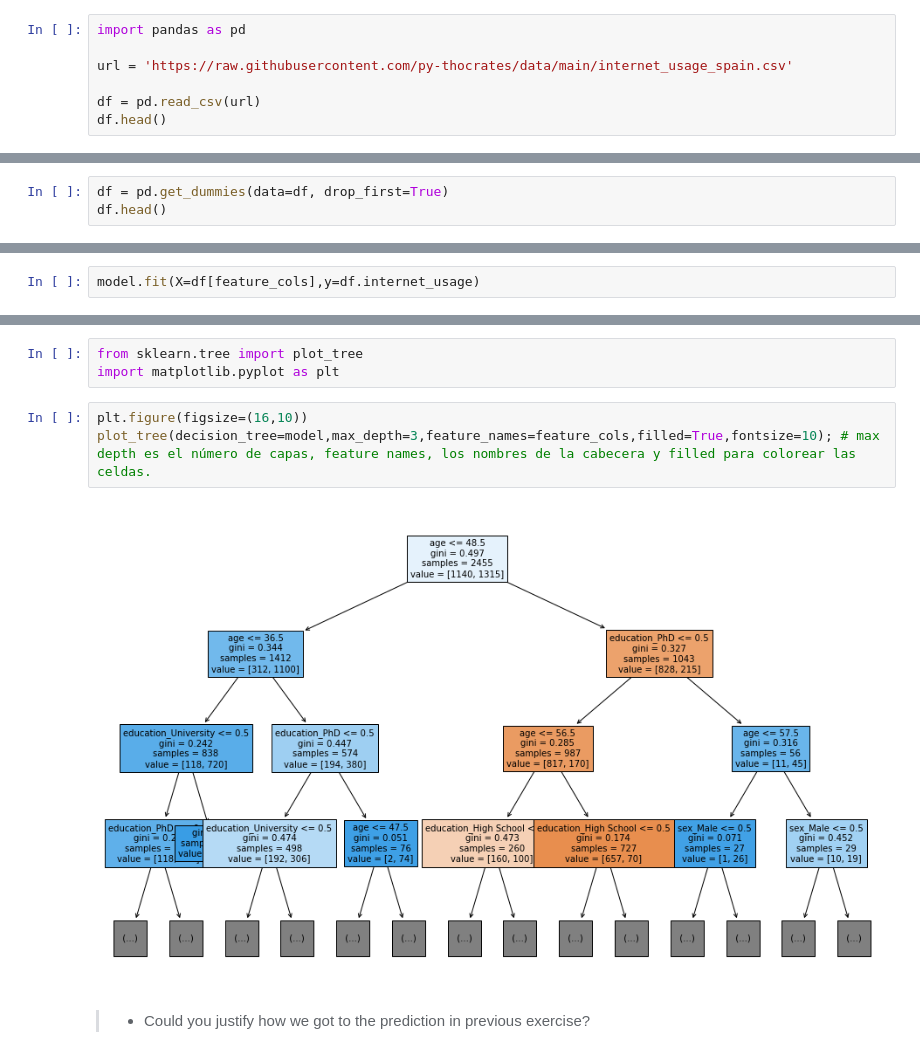
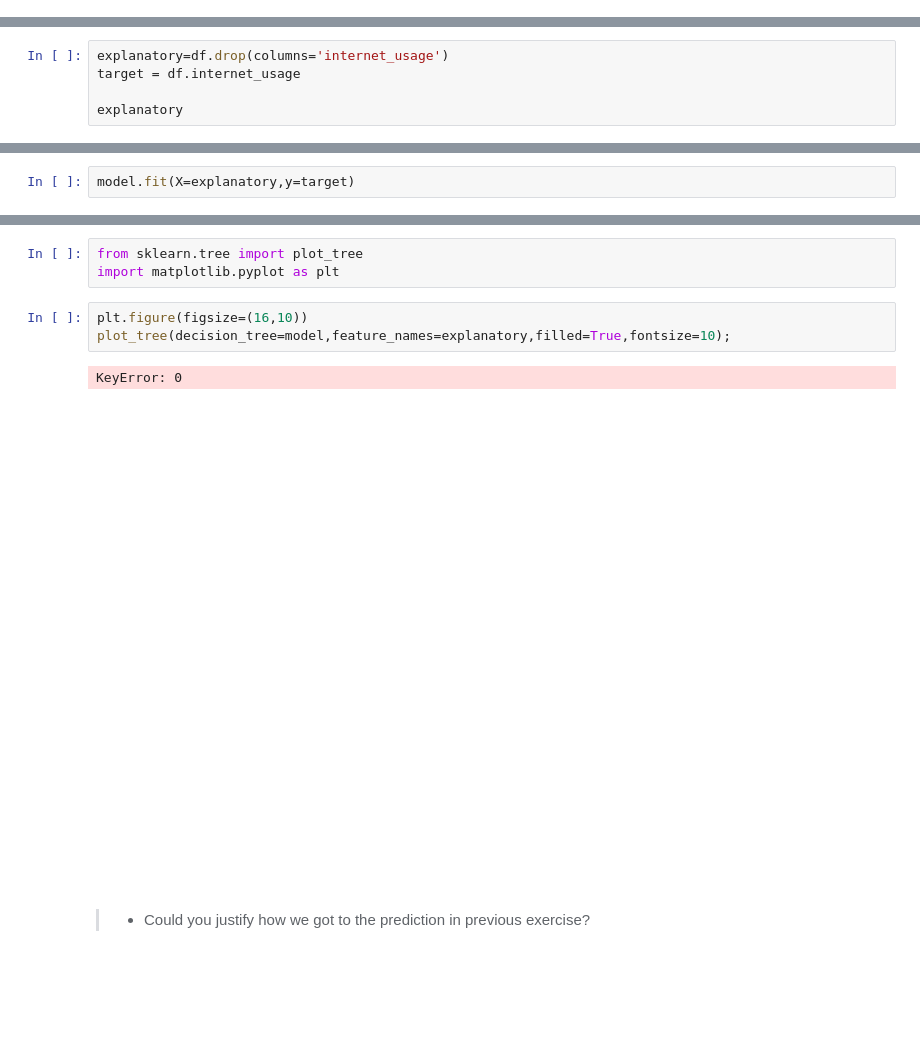
Before and after one commit to apoboldon/machine-learning-program, a Jupyter notebook: #04. Decision Tree. A Supervised Classification Model/04practice.ipynb, the cells around one changed output, grey strips where cells are left out. Saved outputs shown, nothing was run; the diff lists cells and outputs as text; blank space fills up the shorter version.

```diff
--- a/#04. Decision Tree. A Supervised Classification Model/04practice.ipynb
+++ b/#04. Decision Tree. A Supervised Classification Model/04practice.ipynb
@@ -54,10 +54,3 @@ df.head()
 > 1. **Necesity**: Build Model
 > 2. **Google**: How do you search for the solution?
 > 3. **Solution**: Find the `function()` that makes it happen
-# %%
-import pandas as pd
-
-url = 'https://raw.githubusercontent.com/py-thocrates/data/main/internet_usage_spain.csv'
-
-df = pd.read_csv(url)
-df.head()
@@ -71,3 +56,0 @@ df.head()
-# %%
-df = pd.get_dummies(data=df, drop_first=True)
-df.head()
@@ -84,0 +57,5 @@ y = df.internet_usage
+# %%
+explanatory=df.drop(columns='internet_usage')
+target = df.internet_usage
+
+explanatory
@@ -107,4 +107,4 @@ y = df.internet_usage
 # %%
-model.fit(X=df[feature_cols],y=df.internet_usage)
+model.fit(X=explanatory,y=target)
 # %% [output]
 DecisionTreeClassifier()
@@ -137,9 +166,10 @@ from sklearn.tree import plot_tree
 import matplotlib.pyplot as plt
 # %%
 plt.figure(figsize=(16,10))
-plot_tree(decision_tree=model,max_depth=3,feature_names=feature_cols,filled=True,fontsize=10); # max depth es el número de capas, feature names, los nombres de la cabecera y filled para colorear las celdas.
+plot_tree(decision_tree=model,feature_names=explanatory,filled=True,fontsize=10);
 # %% [output]
+KeyError: 0
-[figure, old version]
+[figure, new version]
 # %% [markdown]
 > - Could you justify how we got to the prediction in previous exercise?
 # %% [markdown]
```
Also changed, not shown: parts of 23 cells of this notebook.
